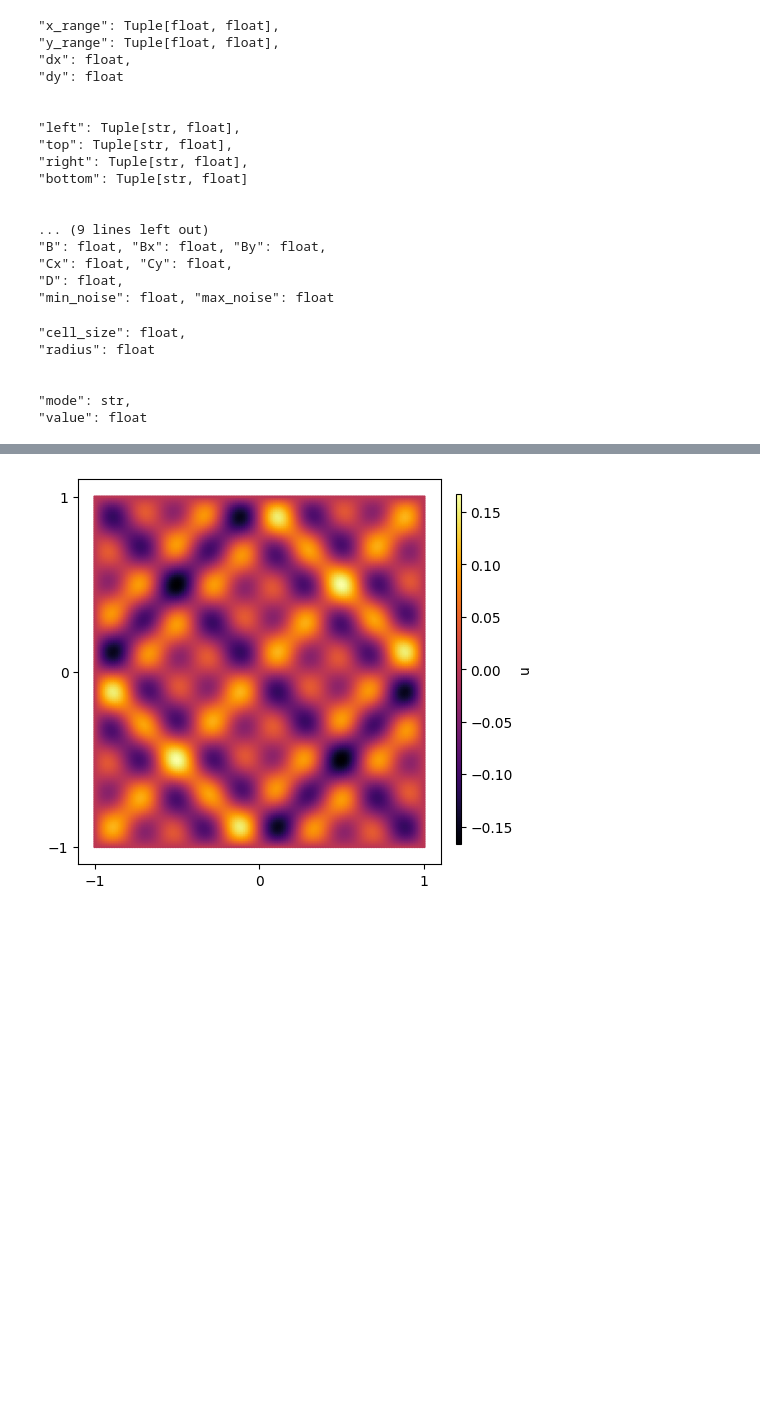
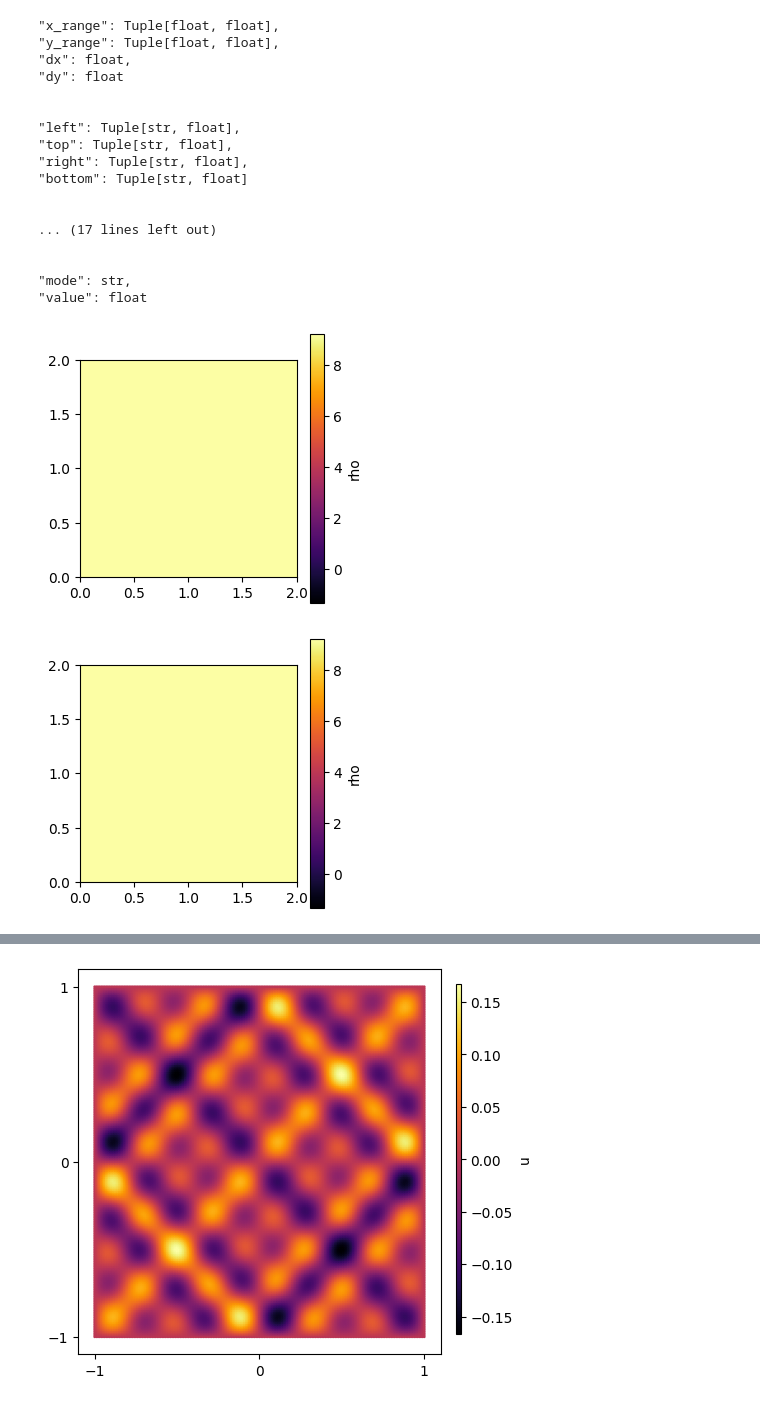
Before and after one commit to claudia181/PinnsStudy, a Jupyter notebook: tests.ipynb, the cells around one changed output, grey strips where cells are left out. Cells and saved outputs as stored; diff of their text form; code cells hidden in the pictures; blank space fills up the shorter version.

```diff
--- a/tests.ipynb
+++ b/tests.ipynb
@@ -6,6 +182,8 @@ from advection_reaction_diffusion import make_source, make_velocity
 help_rectangle()
 help_rectangle_bc()
 help_ic()
+help_circle()
+help_circle_bc()
 # %% [output]
 "x_range": Tuple[float, float],
 "y_range": Tuple[float, float],
@@ -19,21 +197,11 @@ help_ic()
 "bottom": Tuple[str, float]
 
 
-... (9 lines left out)
-"B": float, "Bx": float, "By": float,
-"Cx": float, "Cy": float,
-"D": float,
-"min_noise": float, "max_noise": float
+... (17 lines left out)
+
+
+"mode": str,
+"value": float
-# %%
-help_circle()
-help_circle_bc()
-# %% [output]
-"cell_size": float,
-"radius": float
-
-
-"mode": str,
-"value": float
 # %%
 velocity = make_velocity(field="rotation_expansion", alpha_mode="const", alpha=10.0, beta_mode="const", beta=0.0)
 source = make_source(mode="temporary", amp=0, sigma=1, center=(0, 0), period=1)
@@ -48,31 +216,36 @@ rectangle = {
 }
 rectangle_bc = {
     "left": ("Neumann", 0.0),
     "top": ("Neumann", 0.0),
     "right":("Neumann", 0.0),
     "bottom": ("Neumann", 0.0)
 }
 circle = {
     "cell_size": 0.02,
     "radius": 1
 }
 circle_bc = {
     "mode": "Neumann",
     "value": 0.0
 }
 ic = {
     "gaussian": True,
     "periodic_circles": False,
     "periodic_valleys": False,
     "periodic_stripes": False,
     "periodic_grid": False,
     "uniform_noise": False,
     "u0": 0.0,
     "centers": [(0.0, 0.0), (0.5, 0.5)], "amps": [6, 5], "sigmas": [0.2, 0.5],
     "A": 0, "Ax": 0, "Ay": 0,
     "B": 0, "Bx": 0, "By": 0,
     "Cx": 0, "Cy": 0,
     "D": 0,
     "min_noise": 0, "max_noise": 0
 }
-dataset = generate_AdvectionReactionDiffusion(velocity=velocity, source=source, implicit_source=implicit_source, shape="circle", spatial_region=circle, bc=circle_bc, ic=ic, t0=0, tN=2.0, dt=0.2, n_snapshots=10, snapshot_start=0.0, diffusion_coeff=0.1)
+dataset = generate_AdvectionReactionDiffusion(velocity=velocity, source=source, implicit_source=implicit_source, shape="rectangle", spatial_region=rectangle, bc=rectangle_bc, ic=ic, t0=0, tN=2.0, dt=0.2, n_snapshots=10, snapshot_start=0.0, diffusion_coeff=0.1, include_bc=True, include_diffusion_coeff=True, include_source_values=True, include_velocity_values=True, include_implicit_source_A=True, include_implicit_source_B=True, A=1, B=10)
+
+#dataset = generate_AdvectionReactionDiffusion_unlabeled(X=get_grid([-1.0, -1.0], [1.0,1.0], [0.01, 0.01]), velocity=velocity, source=source, shape="rectangle", bc=rectangle_bc, snapshots=[0,0.1,0.2,0.3], diffusion_coeff=0.1, include_bc=True, include_diffusion_coeff=True, include_source_values=True, include_velocity_values=True)
+# %% [output]
+[figure, added]
+[figure, added]
```
Also changed, not shown: parts of 10 cells of this notebook, 2 other files.
